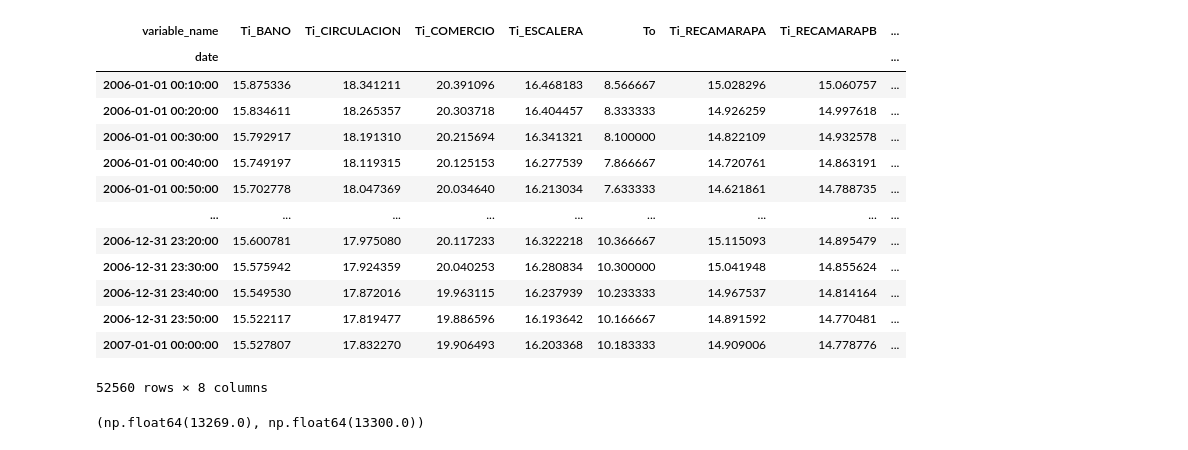
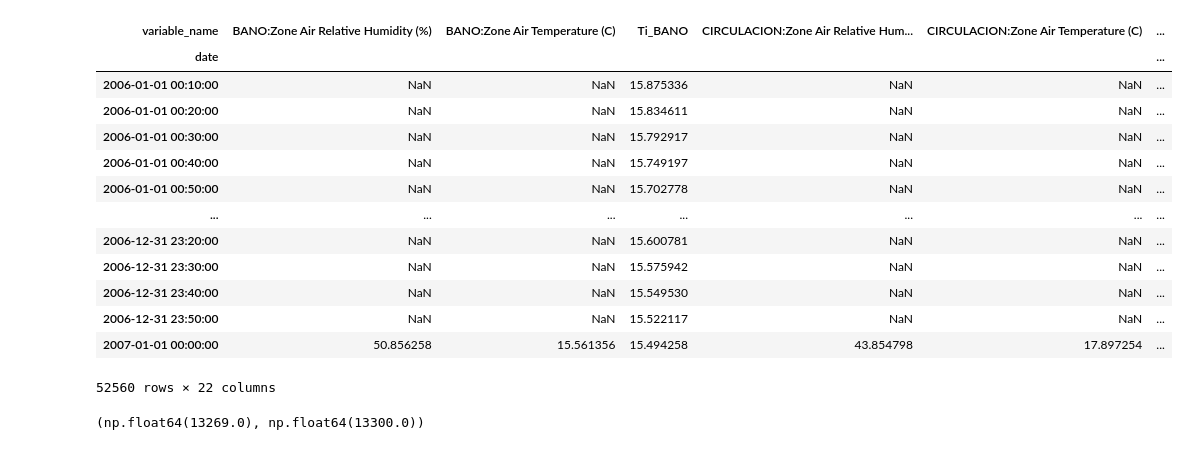
Before and after one commit to alejandroceba/estrategias-cdmx, a Jupyter notebook: notebooks/002_analisis.ipynb, the cells around one changed output. Cells and saved outputs as stored; diff of their text form; code cells hidden in the pictures.

```diff
--- a/notebooks/002_analisis.ipynb
+++ b/notebooks/002_analisis.ipynb
@@ -4,25 +4,25 @@ import matplotlib.pyplot as plt
 from iertools.read import read_sql
 from dateutil.parser import parse
 # %%
-f = "../osm/012_measures/run/eplusout.sql"
+f = "../osm/013_modificacion/run/eplusout.sql"
 cb = read_sql(f,alias=True)
 data_cb = cb.data
 data_cb
 # %% [output]
-| variable_name | Ti_BANO | Ti_CIRCULACION | Ti_COMERCIO | Ti_ESCALERA | To | Ti_RECAMARAPA | Ti_RECAMARAPB | ... |
-| date |  |  |  |  |  |  |  | ... |
-| 2006-01-01 00:10:00 | 15.875336 | 18.341211 | 20.391096 | 16.468183 | 8.566667 | 15.028296 | 15.060757 | ... |
-| 2006-01-01 00:20:00 | 15.834611 | 18.265357 | 20.303718 | 16.404457 | 8.333333 | 14.926259 | 14.997618 | ... |
-| 2006-01-01 00:30:00 | 15.792917 | 18.191310 | 20.215694 | 16.341321 | 8.100000 | 14.822109 | 14.932578 | ... |
-| 2006-01-01 00:40:00 | 15.749197 | 18.119315 | 20.125153 | 16.277539 | 7.866667 | 14.720761 | 14.863191 | ... |
-| 2006-01-01 00:50:00 | 15.702778 | 18.047369 | 20.034640 | 16.213034 | 7.633333 | 14.621861 | 14.788735 | ... |
-| ... | ... | ... | ... | ... | ... | ... | ... | ... |
-| 2006-12-31 23:20:00 | 15.600781 | 17.975080 | 20.117233 | 16.322218 | 10.366667 | 15.115093 | 14.895479 | ... |
-| 2006-12-31 23:30:00 | 15.575942 | 17.924359 | 20.040253 | 16.280834 | 10.300000 | 15.041948 | 14.855624 | ... |
-| 2006-12-31 23:40:00 | 15.549530 | 17.872016 | 19.963115 | 16.237939 | 10.233333 | 14.967537 | 14.814164 | ... |
-| 2006-12-31 23:50:00 | 15.522117 | 17.819477 | 19.886596 | 16.193642 | 10.166667 | 14.891592 | 14.770481 | ... |
-| 2007-01-01 00:00:00 | 15.527807 | 17.832270 | 19.906493 | 16.203368 | 10.183333 | 14.909006 | 14.778776 | ... |
+| variable_name | BANO:Zone Air Relative Humidity (%) | BANO:Zone Air Temperature (C) | Ti_BANO | CIRCULACION:Zone Air Relative Hum... | CIRCULACION:Zone Air Temperature (C) | ... |
+| date |  |  |  |  |  | ... |
+| 2006-01-01 00:10:00 | NaN | NaN | 15.875336 | NaN | NaN | ... |
+| 2006-01-01 00:20:00 | NaN | NaN | 15.834611 | NaN | NaN | ... |
+| 2006-01-01 00:30:00 | NaN | NaN | 15.792917 | NaN | NaN | ... |
+| 2006-01-01 00:40:00 | NaN | NaN | 15.749197 | NaN | NaN | ... |
+| 2006-01-01 00:50:00 | NaN | NaN | 15.702778 | NaN | NaN | ... |
+| ... | ... | ... | ... | ... | ... | ... |
+| 2006-12-31 23:20:00 | NaN | NaN | 15.600781 | NaN | NaN | ... |
+| 2006-12-31 23:30:00 | NaN | NaN | 15.575942 | NaN | NaN | ... |
+| 2006-12-31 23:40:00 | NaN | NaN | 15.549530 | NaN | NaN | ... |
+| 2006-12-31 23:50:00 | NaN | NaN | 15.522117 | NaN | NaN | ... |
+| 2007-01-01 00:00:00 | 50.856258 | 15.561356 | 15.494258 | 43.854798 | 17.897254 | ... |
-52560 rows × 8 columns
+52560 rows × 22 columns
 # %%
 fig, ax = plt.subplots(figsize=(12,4))
 
```
Also changed, not shown: parts of 1 cell of this notebook, 56 other files.
